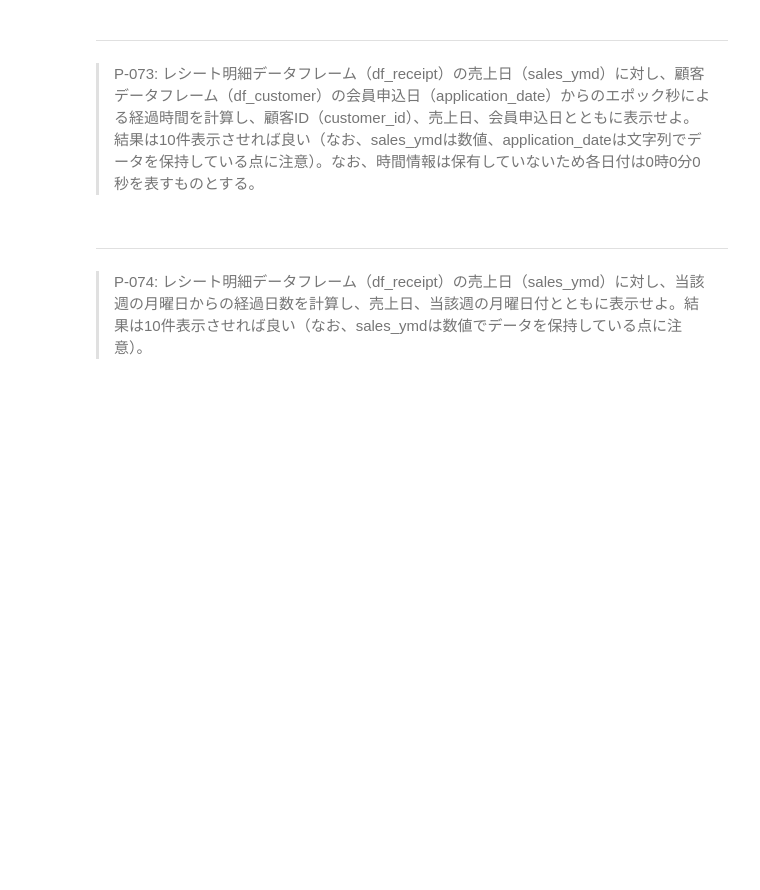
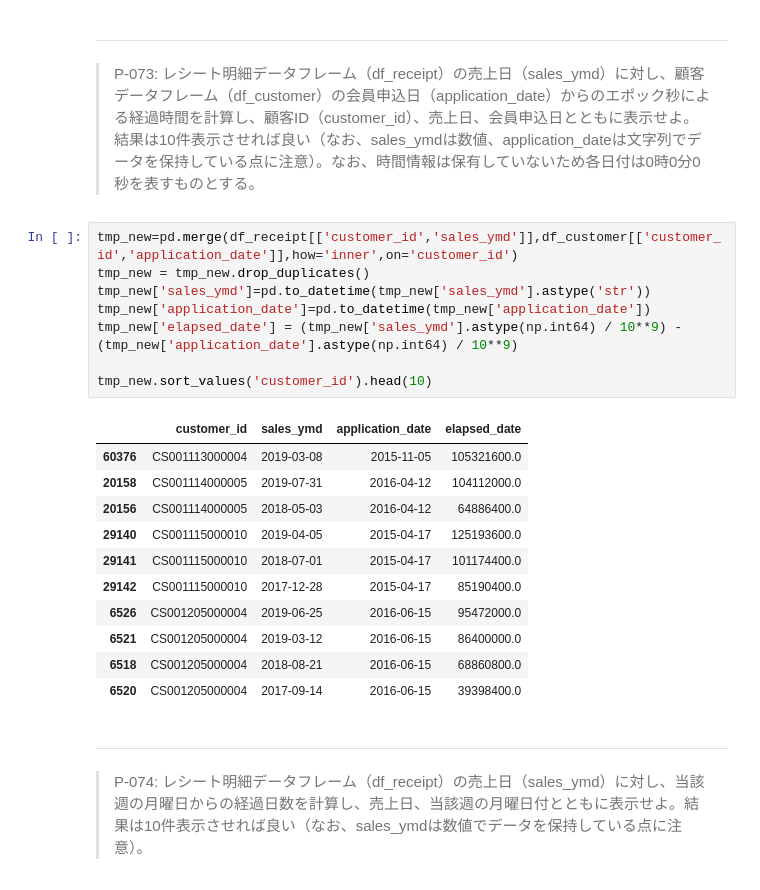
Before and after one commit to jackfrostwillbeking/100knocks-preprocess, a Jupyter notebook: docker/work/preprocess_knock_Python.ipynb, the cells around one changed output. Saved outputs shown, nothing was run; the diff lists cells and outputs as text; blank space fills up the shorter version.

```diff
--- a/docker/work/preprocess_knock_Python.ipynb
+++ b/docker/work/preprocess_knock_Python.ipynb
@@ -1296,6 +1336,26 @@ tmp_new
 # %% [markdown]
 ---
 > P-073: レシート明細データフレーム（df_receipt）の売上日（sales_ymd）に対し、顧客データフレーム（df_customer）の会員申込日（application_date）からのエポック秒による経過時間を計算し、顧客ID（customer_id）、売上日、会員申込日とともに表示せよ。結果は10件表示させれば良い（なお、sales_ymdは数値、application_dateは文字列でデータを保持している点に注意）。なお、時間情報は保有していないため各日付は0時0分0秒を表すものとする。
+# %%
+tmp_new=pd.merge(df_receipt[['customer_id','sales_ymd']],df_customer[['customer_id','application_date']],how='inner',on='customer_id')
+tmp_new = tmp_new.drop_duplicates()
+tmp_new['sales_ymd']=pd.to_datetime(tmp_new['sales_ymd'].astype('str'))
+tmp_new['application_date']=pd.to_datetime(tmp_new['application_date'])
+tmp_new['elapsed_date'] = (tmp_new['sales_ymd'].astype(np.int64) / 10**9) - (tmp_new['application_date'].astype(np.int64) / 10**9)
+
+tmp_new.sort_values('customer_id').head(10)
+# %% [output]
+|  | customer_id | sales_ymd | application_date | elapsed_date |
+| 60376 | CS001113000004 | 2019-03-08 | 2015-11-05 | 105321600.0 |
+| 20158 | CS001114000005 | 2019-07-31 | 2016-04-12 | 104112000.0 |
+| 20156 | CS001114000005 | 2018-05-03 | 2016-04-12 | 64886400.0 |
+| 29140 | CS001115000010 | 2019-04-05 | 2015-04-17 | 125193600.0 |
+| 29141 | CS001115000010 | 2018-07-01 | 2015-04-17 | 101174400.0 |
+| 29142 | CS001115000010 | 2017-12-28 | 2015-04-17 | 85190400.0 |
+| 6526 | CS001205000004 | 2019-06-25 | 2016-06-15 | 95472000.0 |
+| 6521 | CS001205000004 | 2019-03-12 | 2016-06-15 | 86400000.0 |
+| 6518 | CS001205000004 | 2018-08-21 | 2016-06-15 | 68860800.0 |
+| 6520 | CS001205000004 | 2017-09-14 | 2016-06-15 | 39398400.0 |
 # %% [markdown]
 ---
 > P-074: レシート明細データフレーム（df_receipt）の売上日（sales_ymd）に対し、当該週の月曜日からの経過日数を計算し、売上日、当該週の月曜日付とともに表示せよ。結果は10件表示させれば良い（なお、sales_ymdは数値でデータを保持している点に注意）。
```
Also changed, not shown: parts of 3 cells of this notebook.
